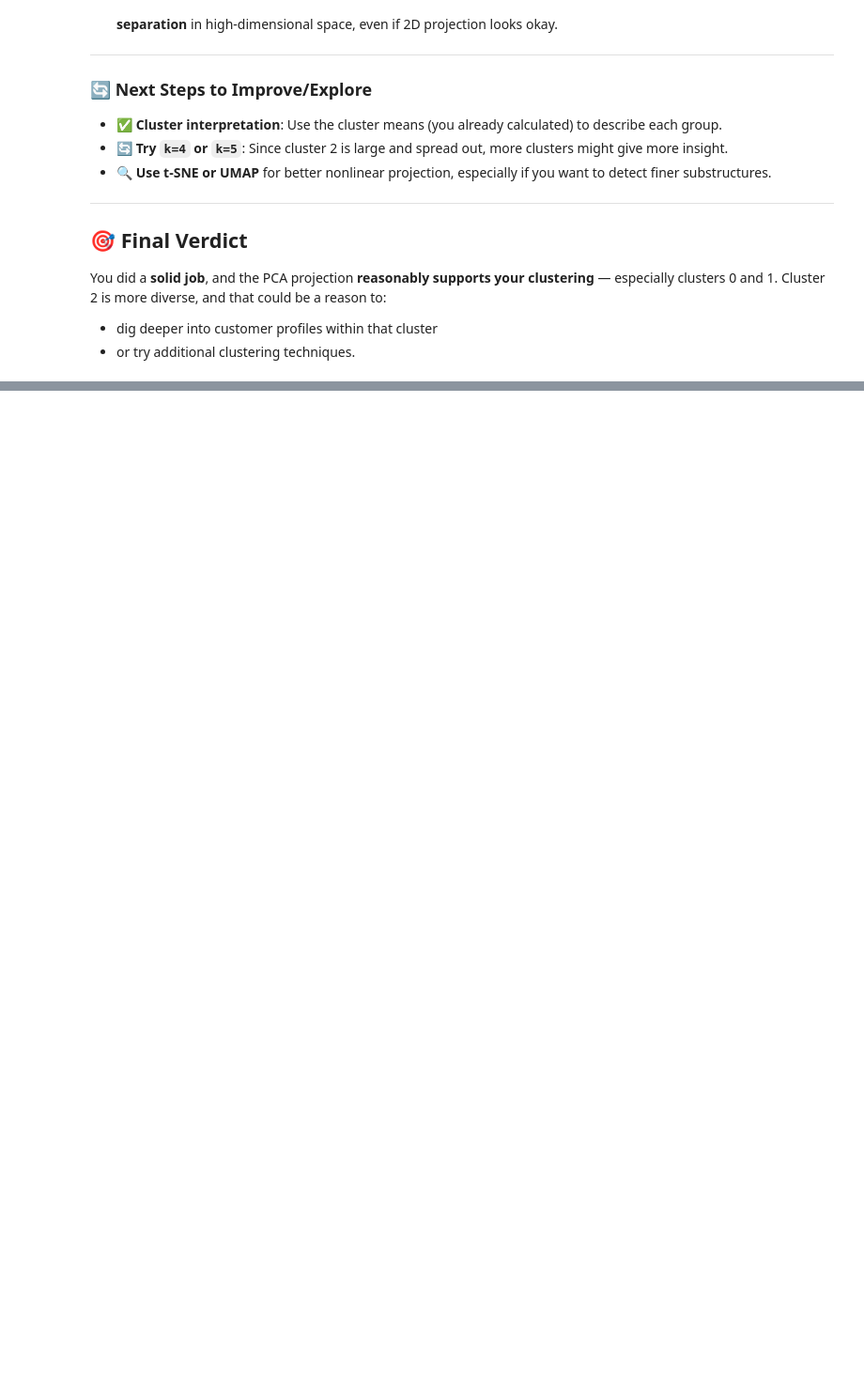
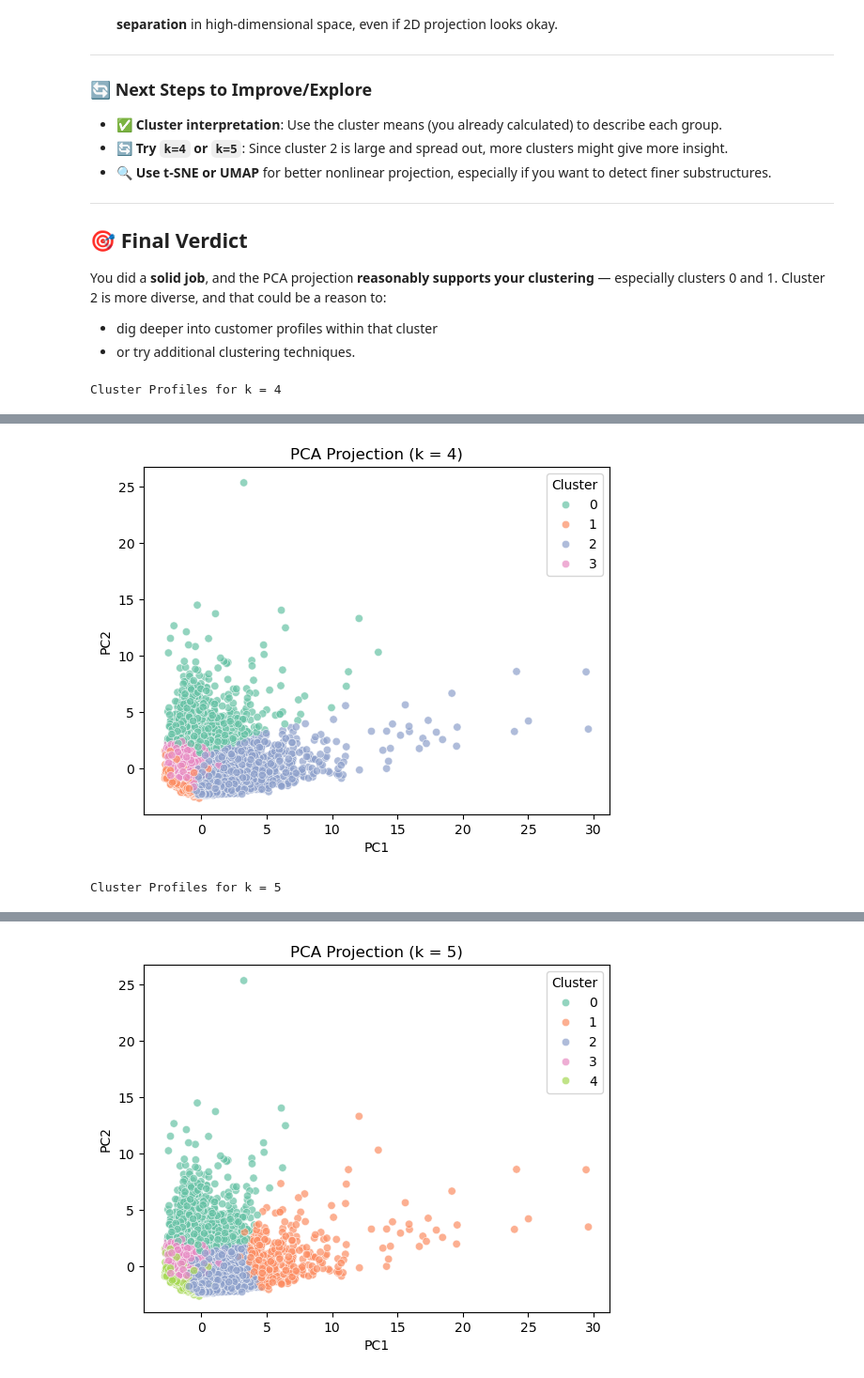
Before and after one commit to CodeClusters/Credit-Card-Dataset-Clustering, a Jupyter notebook: Tania5_Credit Card Data Clustering Project.ipynb, the cells around one changed output, grey strips where cells are left out. Shown at 94% size. Drawn from its saved outputs; the diff is of its cells as text; code cells hidden in the pictures; blank space fills up the shorter version.

Commit message:
k3,k4 and  profiles

```diff
--- a/Tania5_Credit Card Data Clustering Project.ipynb
+++ b/Tania5_Credit Card Data Clustering Project.ipynb
@@ -674,3 +676,23 @@ You did a **solid job**, and the PCA projection **reasonably supports your clust
 
 * dig deeper into customer profiles within that cluster
 * or try additional clustering techniques.
+# %%
+# Try different k values
+for k in [4, 5]:
+    kmeans = KMeans(n_clusters=k, random_state=42)
+    df_clustered['Cluster'] = kmeans.fit_predict(df_scaled)
+
+    # Recalculate profiles
+    cluster_profiles = df_clustered.groupby('Cluster').mean(numeric_only=True)
+
+    # Visualize again
+    print(f"\nCluster Profiles for k = {k}")
+    display(cluster_profiles)
+
+    # PCA Visualization
+    pca_df['Cluster'] = df_clustered['Cluster']
+    sns.scatterplot(data=pca_df, x='PC1', y='PC2', hue='Cluster', palette='Set2', alpha=0.7)
+    plt.title(f'PCA Projection (k = {k})')
+    plt.show()
+# %% [output]
+Cluster Profiles for k = 4
@@ -676,0 +705,2 @@ You did a **solid job**, and the PCA projection **reasonably supports your clust
+[figure, added]
+Cluster Profiles for k = 5
@@ -676,0 +714 @@ You did a **solid job**, and the PCA projection **reasonably supports your clust
+[figure, added]
```
Also changed, not shown: parts of 6 cells of this notebook, 1 other file.
